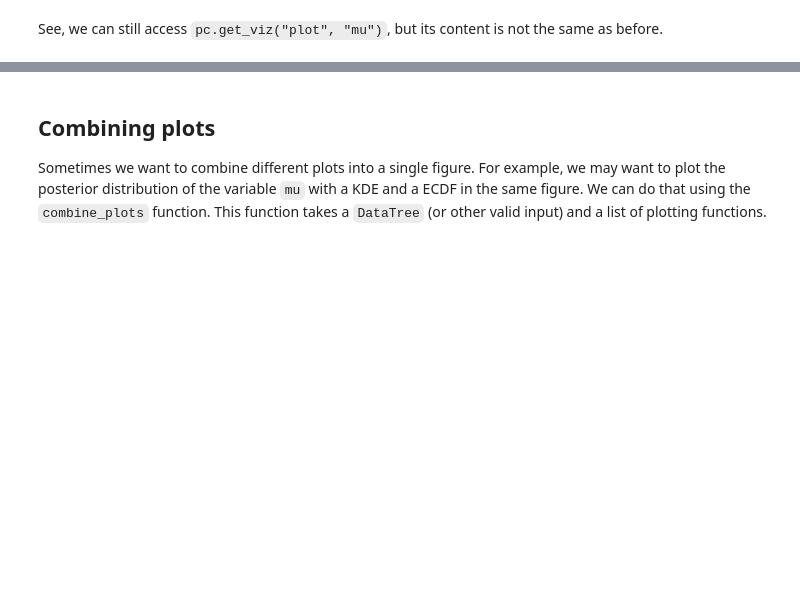
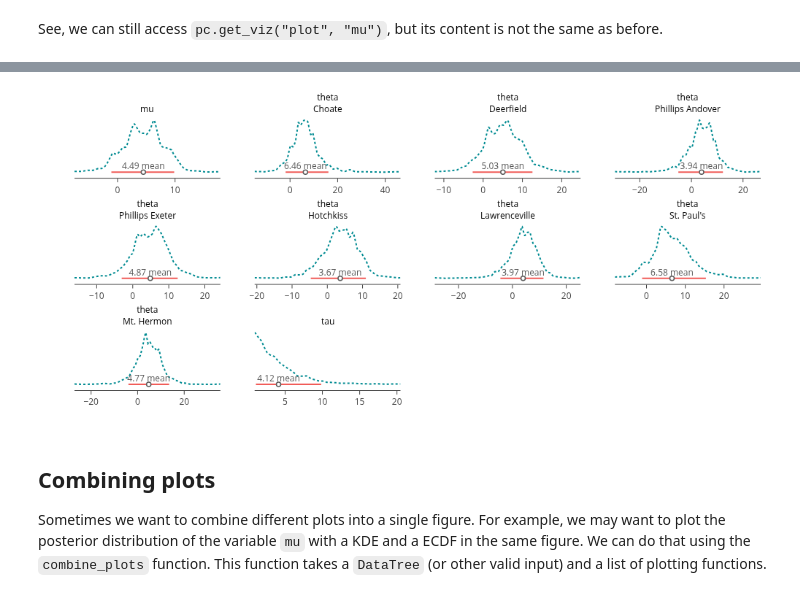
Before and after one commit to arviz-devs/arviz-plots, a Jupyter notebook: docs/source/tutorials/overview.ipynb, the cells around one changed output, grey strips where cells are left out. Cells and saved outputs as stored; diff of their text form; code cells hidden in the pictures; blank space fills up the shorter version.

```diff
--- a/docs/source/tutorials/overview.ipynb
+++ b/docs/source/tutorials/overview.ipynb
@@ -402,3 +442,16 @@ See, we can still access `pc.get_viz("plot", "mu")`, but its content is not the
+# %%
+pc = azp.plot_dist(
+    data,
+    backend="plotly",
+    visuals={
+        "point_estimate": {"edgecolor": "B2", "facecolor": "B0", "width": 1.5},
+        "dist": {"linestyle": "C2"},
+        "credible_interval": {"color": "C1"}
+    },
+)
+pc.show()
+# %% [output]
+[figure, added]
 # %% [markdown]
 ## Combining plots
 
```
Also changed, not shown: parts of 23 cells of this notebook, 1 other file.
